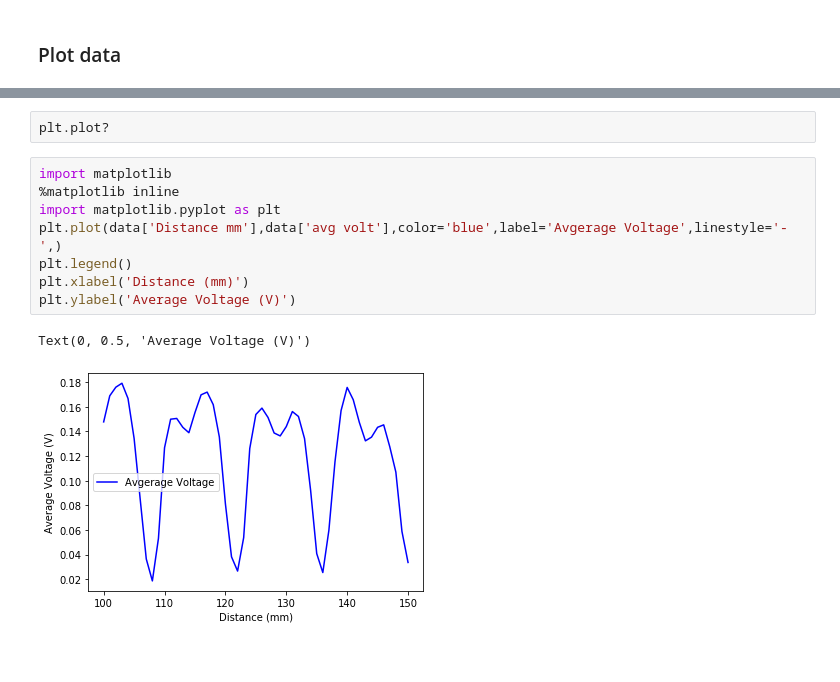
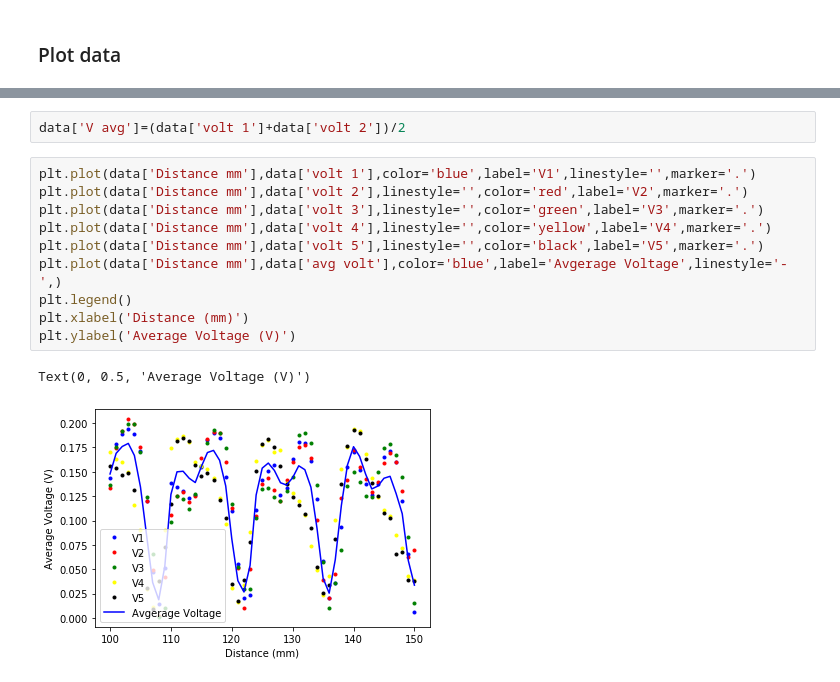
Before and after one commit to Alex-Mcginty/Placement_public, a Jupyter notebook: Interferometer data 1.ipynb, the cells around one changed output, grey strips where cells are left out. Drawn from its saved outputs; the diff is of its cells as text.

```diff
--- a/Interferometer data 1.ipynb
+++ b/Interferometer data 1.ipynb
@@ -41,14 +23,16 @@ Text(0, 0.5, 'Voltage (V)')
 [figure]
-# %%
-plt.plot?
-# %%
-import matplotlib
-%matplotlib inline
-import matplotlib.pyplot as plt
-plt.plot(data['Distance mm'],data['avg volt'],color='blue',label='Avgerage Voltage',linestyle='-',)
-plt.legend()
-plt.xlabel('Distance (mm)')
-plt.ylabel('Average Voltage (V)')
-# %% [output]
-Text(0, 0.5, 'Average Voltage (V)')
-[figure, removed]
+# %%
+data['V avg']=(data['volt 1']+data['volt 2'])/2
+# %%
+plt.plot(data['Distance mm'],data['volt 1'],color='blue',label='V1',linestyle='',marker='.')
+plt.plot(data['Distance mm'],data['volt 2'],linestyle='',color='red',label='V2',marker='.')
+plt.plot(data['Distance mm'],data['volt 3'],linestyle='',color='green',label='V3',marker='.')
+plt.plot(data['Distance mm'],data['volt 4'],linestyle='',color='yellow',label='V4',marker='.')
+plt.plot(data['Distance mm'],data['volt 5'],linestyle='',color='black',label='V5',marker='.')
+plt.plot(data['Distance mm'],data['avg volt'],color='blue',label='Avgerage Voltage',linestyle='-',)
+plt.legend()
+plt.xlabel('Distance (mm)')
+plt.ylabel('Average Voltage (V)')
+# %% [output]
+Text(0, 0.5, 'Average Voltage (V)')
+[figure, added]
```
Also changed, not shown: parts of 2 cells of this notebook, 1 other file.
